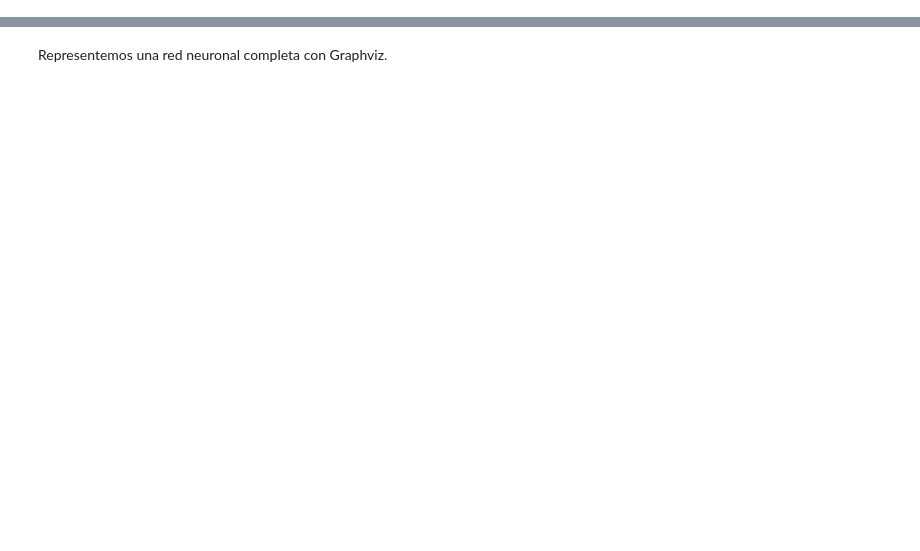
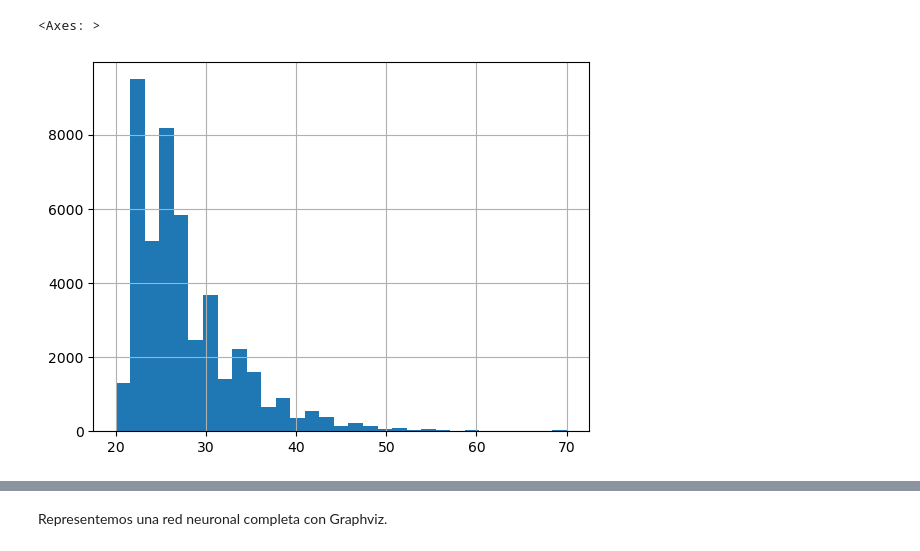
Before and after one commit to christianolivamoya/MIAX13-REDES, a Jupyter notebook: notebooks/99_1_explicabilidad_redes_neuronales.ipynb, the cells around one changed output, grey strips where cells are left out. Drawn from its saved outputs; the diff is of its cells as text; code cells hidden in the pictures; blank space fills up the shorter version.

```diff
--- a/notebooks/99_1_explicabilidad_redes_neuronales.ipynb
+++ b/notebooks/99_1_explicabilidad_redes_neuronales.ipynb
@@ -96,0 +18,5 @@ np.mean(np.argmax(pred, axis=1) == t_test[:, 0])
+# %%
+# Download latest version
+path = kagglehub.dataset_download("taweilo/loan-approval-classification-data")
+
+print("Path to dataset files:", path)
@@ -96,0 +29,3 @@ np.mean(np.argmax(pred, axis=1) == t_test[:, 0])
+# %%
+data = pd.read_csv(path + "/loan_data.csv")
+data
@@ -96,0 +102,2 @@ np.mean(np.argmax(pred, axis=1) == t_test[:, 0])
+# %%
+variable = data["person_age"]
@@ -96,0 +109,6 @@ np.mean(np.argmax(pred, axis=1) == t_test[:, 0])
+# %%
+variable = np.clip(variable, 0, 70)
+variable.hist(bins=31)
+# %% [output]
+<Axes: >
+[figure, added]
```
Also changed, not shown: parts of 109 cells of this notebook.
